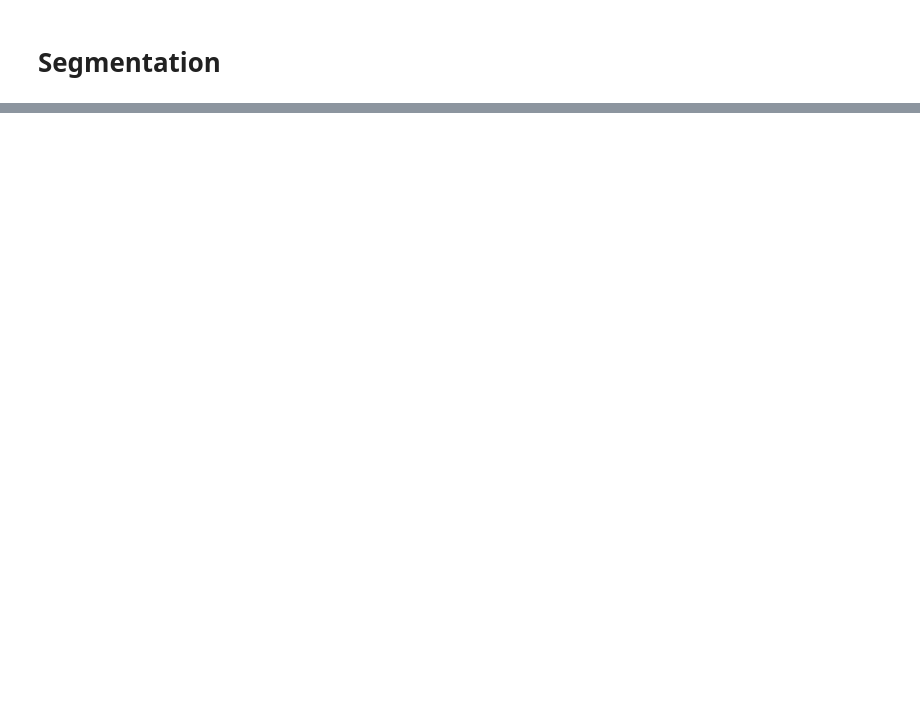
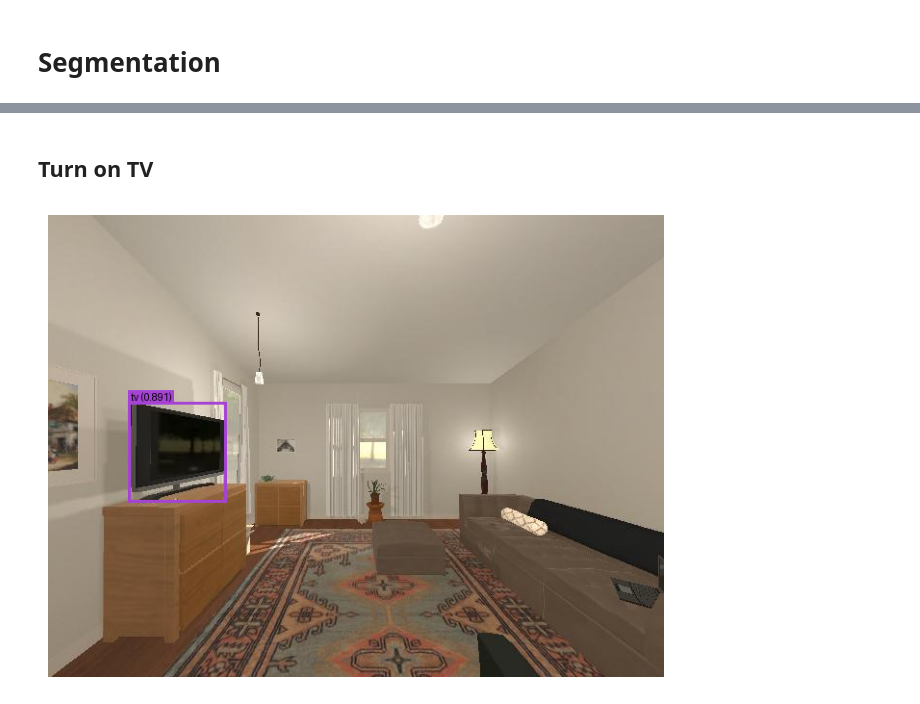
Before and after one commit to Akkki28/VLM, a Jupyter notebook: RAM_grounded_SAM.ipynb, the cells around one changed output, grey strips where cells are left out. Saved outputs shown, nothing was run; the diff lists cells and outputs as text; code cells hidden in the pictures; blank space fills up the shorter version.

```diff
--- a/RAM_grounded_SAM.ipynb
+++ b/RAM_grounded_SAM.ipynb
@@ -355,0 +536,65 @@ Processing object 3/8: apple
+# %% [markdown]
+## Turn on TV
+# %%
+image_path = '/content/first_frame.jpg'
+# %%
+model_id = "IDEA-Research/grounding-dino-tiny"
+device = "cuda"
+
+processor = AutoProcessor.from_pretrained(model_id)
+model = AutoModelForZeroShotObjectDetection.from_pretrained(model_id).to(device)
+
+image = Image.open(image_path)
+
+text_labels = [['TV']]
+
+inputs = processor(images=image, text=text_labels, return_tensors="pt").to(device)
+with torch.no_grad():
+    outputs = model(**inputs)
+
+results = processor.post_process_grounded_object_detection(
+    outputs,
+    inputs.input_ids,
+    box_threshold=0.4,
+    text_threshold=0.3,
+    target_sizes=[image.size[::-1]]
+)
+
+def generate_color(label):
+    random.seed(hash(label) % (2**32))
+    return tuple(random.randint(50, 255) for _ in range(3))
+
+draw = ImageDraw.Draw(image)
+font = ImageFont.load_default()
+
+result = results[0]
+boxes = result["boxes"]
+labels = result["labels"]
+
+label_colors = {}
+
+for box, score, label in zip(result["boxes"], result["scores"], result["labels"]):
+    box = [round(x, 2) for x in box.tolist()]
+    if label not in label_colors:
+        label_colors[label] = generate_color(label)
+    color = label_colors[label]
+
+    draw.rectangle(box, outline=color, width=3)
+
+    text = f"{label} ({round(score.item(), 3)})"
+    text_size = draw.textbbox((0, 0), text, font=font)
+    text_width = text_size[2] - text_size[0]
+    text_height = text_size[3] - text_size[1]
+
+    text_x = box[0]
+    text_y = max(box[1] - text_height - 2, 0)
+    draw.rectangle([text_x, text_y, text_x + text_width + 4, text_y + text_height + 2], fill=color)
+
+    draw.text((text_x + 2, text_y), text, fill="black", font=font)
+
+plt.figure(figsize=(10, 6))
+plt.imshow(image)
+plt.axis("off")
+plt.show()
+# %% [output]
+[figure, added]
```
Also changed, not shown: parts of 21 cells of this notebook.
